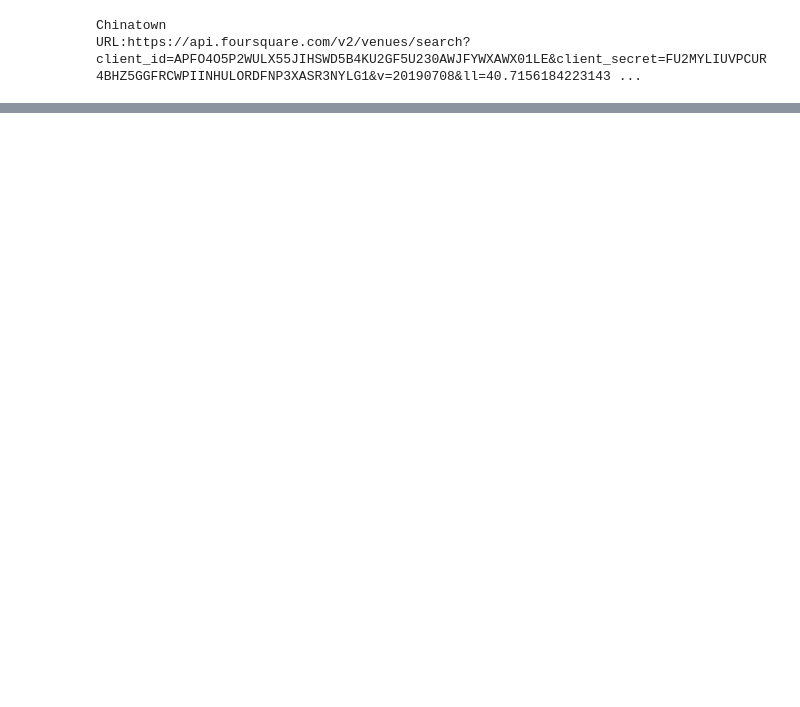
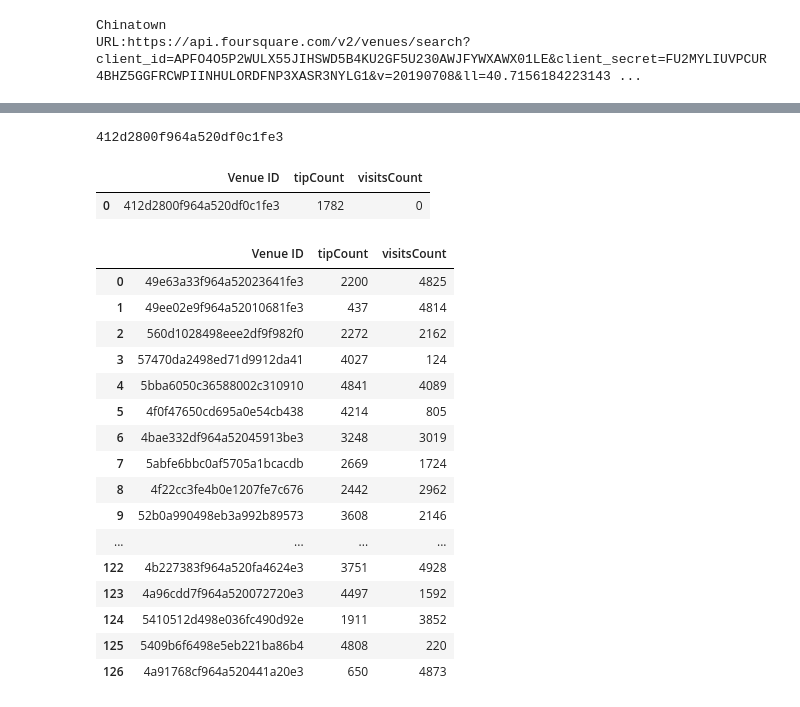
Before and after one commit to usjofer/Coursera_Capstone, a Jupyter notebook: Battle of Neighborhoods.ipynb, the cells around one changed output, grey strips where cells are left out. Cells and saved outputs as stored; diff of their text form; code cells hidden in the pictures; blank space fills up the shorter version.

```diff
--- a/Battle of Neighborhoods.ipynb
+++ b/Battle of Neighborhoods.ipynb
@@ -312,9 +370,35 @@ def getVenueStats(v_list):
                   'visitsCount']
 
     return(venue_stats)
+# %%
+VERSION = '20190708'
+df_mmm = getVenueStats(['412d2800f964a520df0c1fe3'])
+df_mmm
+# %% [output]
+412d2800f964a520df0c1fe3
+|  | Venue ID | tipCount | visitsCount |
+| 0 | 412d2800f964a520df0c1fe3 | 1782 | 0 |
 # %%
 VERSION = '20190708'
-#df_sb_stat = getVenueStats(df_sb['Venue ID'])
-df_stat = pd.concat([df_sb.join(getVenueStatsRandom(df_sb['Venue ID']).set_index("Venue ID"), on='Venue ID'),
-                     df_dd.join(getVenueStatsRandom(df_dd['Venue ID']).set_index("Venue ID"), on='Venue ID')])
+df_stat = getVenueStatsRandom(manhattan_coffeeshops.index)
+#df_stat = pd.concat([df_sb.join(getVenueStatsRandom(df_sb['Venue ID']).set_index("Venue ID"), on='Venue ID'),
+#                     df_dd.join(getVenueStatsRandom(df_dd['Venue ID']).set_index("Venue ID"), on='Venue ID')])
 df_stat
+# %% [output]
+|  | Venue ID | tipCount | visitsCount |
+| 0 | 49e63a33f964a52023641fe3 | 2200 | 4825 |
+| 1 | 49ee02e9f964a52010681fe3 | 437 | 4814 |
+| 2 | 560d1028498eee2df9f982f0 | 2272 | 2162 |
+| 3 | 57470da2498ed71d9912da41 | 4027 | 124 |
+| 4 | 5bba6050c36588002c310910 | 4841 | 4089 |
+| 5 | 4f0f47650cd695a0e54cb438 | 4214 | 805 |
+| 6 | 4bae332df964a52045913be3 | 3248 | 3019 |
+| 7 | 5abfe6bbc0af5705a1bcacdb | 2669 | 1724 |
+| 8 | 4f22cc3fe4b0e1207fe7c676 | 2442 | 2962 |
+| 9 | 52b0a990498eb3a992b89573 | 3608 | 2146 |
+| ... | ... | ... | ... |
+| 122 | 4b227383f964a520fa4624e3 | 3751 | 4928 |
+| 123 | 4a96cdd7f964a520072720e3 | 4497 | 1592 |
+| 124 | 5410512d498e036fc490d92e | 1911 | 3852 |
+| 125 | 5409b6f6498e5eb221ba86b4 | 4808 | 220 |
+| 126 | 4a91768cf964a520441a20e3 | 650 | 4873 |
```
Also changed, not shown: parts of 29 cells of this notebook, 2 other files.
